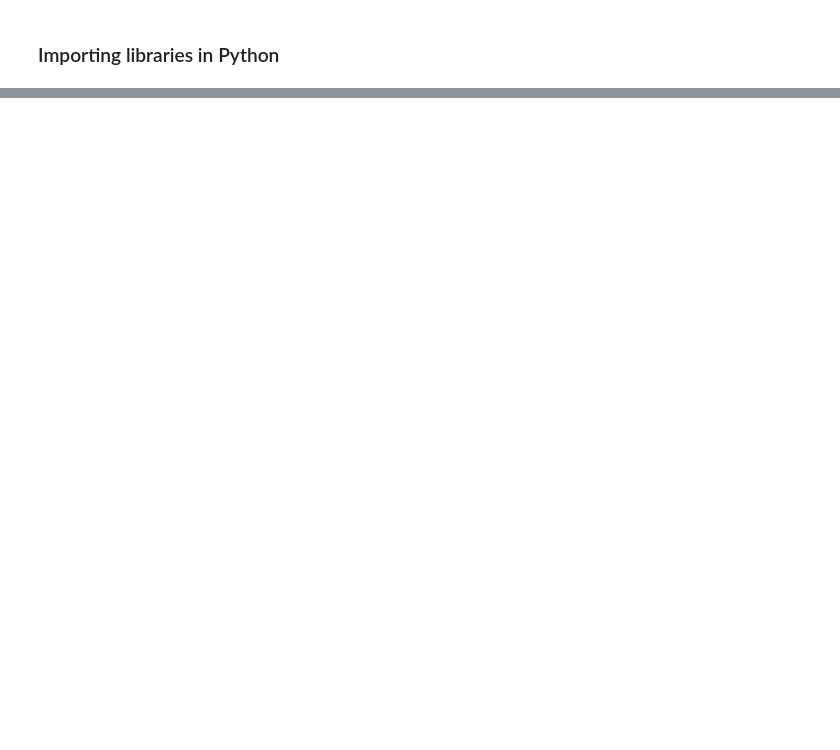
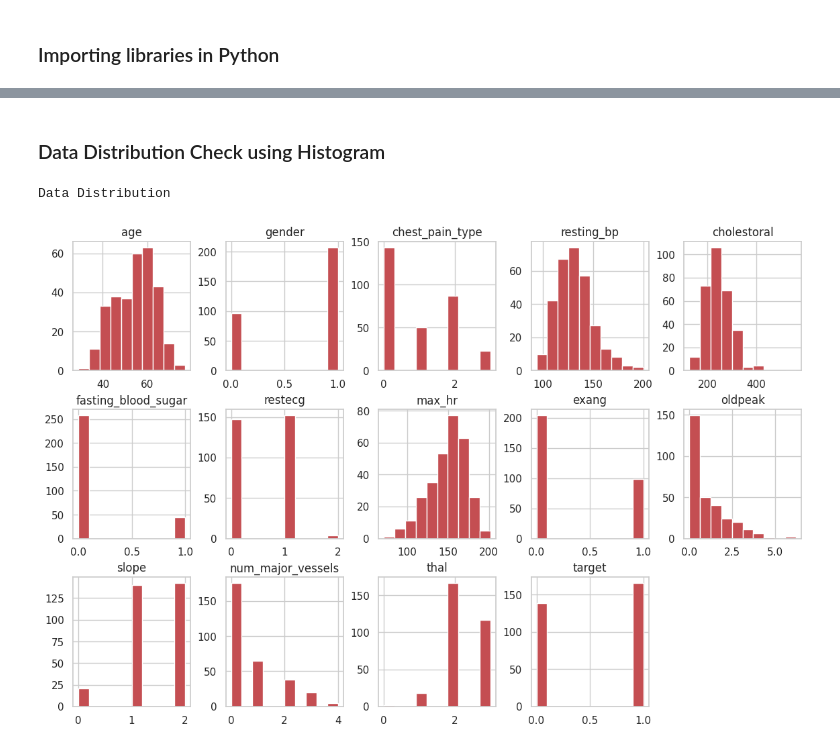
Before and after one commit to florboydens/DataViz_Workshop, a Jupyter notebook: Data_Viz_Workshop_Day_3.ipynb, the cells around one changed output, grey strips where cells are left out. Drawn from its saved outputs; the diff is of its cells as text; code cells hidden in the pictures; blank space fills up the shorter version.

```diff
--- a/Data_Viz_Workshop_Day_3.ipynb
+++ b/Data_Viz_Workshop_Day_3.ipynb
@@ -50,0 +168,8 @@ sns.set(style="whitegrid")
+# %% [markdown]
+### Data Distribution Check using Histogram
+# %%
+data.hist(layout = (3,5), figsize=(14,9), color = 'r')
+print('Data Distribution')
+# %% [output]
+Data Distribution
+[figure, added]
```
Also changed, not shown: parts of 13 cells of this notebook.
